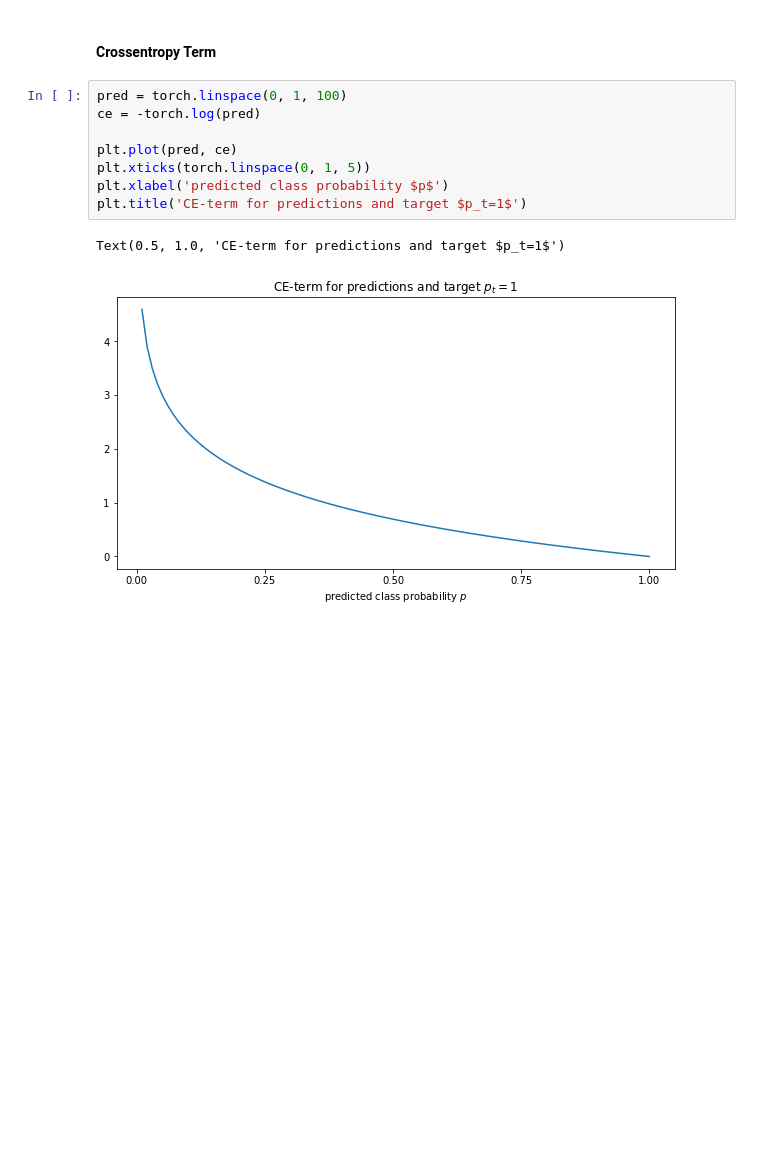
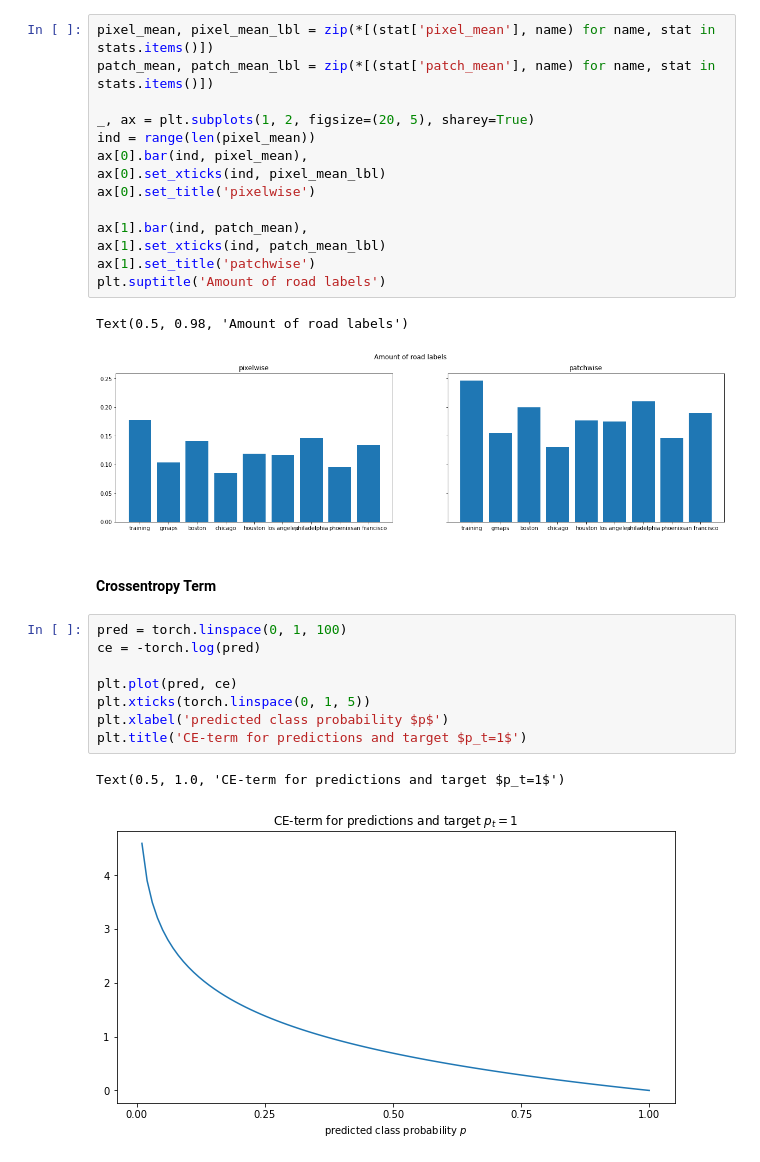
Before and after one commit to jjurm/road-segmentation, a Jupyter notebook: notebooks/losses.ipynb, the cells around one changed output. Cells and saved outputs as stored; diff of their text form; blank space fills up the shorter version.

```diff
--- a/notebooks/losses.ipynb
+++ b/notebooks/losses.ipynb
@@ -6,3 +80,20 @@ plt.rcParams["figure.figsize"] = (10,5)
+# %%
+pixel_mean, pixel_mean_lbl = zip(*[(stat['pixel_mean'], name) for name, stat in stats.items()])
+patch_mean, patch_mean_lbl = zip(*[(stat['patch_mean'], name) for name, stat in stats.items()])
+
+_, ax = plt.subplots(1, 2, figsize=(20, 5), sharey=True)
+ind = range(len(pixel_mean))
+ax[0].bar(ind, pixel_mean),
+ax[0].set_xticks(ind, pixel_mean_lbl)
+ax[0].set_title('pixelwise')
+
+ax[1].bar(ind, patch_mean),
+ax[1].set_xticks(ind, patch_mean_lbl)
+ax[1].set_title('patchwise')
+plt.suptitle('Amount of road labels')
+# %% [output]
+Text(0.5, 0.98, 'Amount of road labels')
+[figure, added]
 # %% [markdown]
 #### Crossentropy Term
 # %%
```
Also changed, not shown: parts of 7 cells of this notebook.
